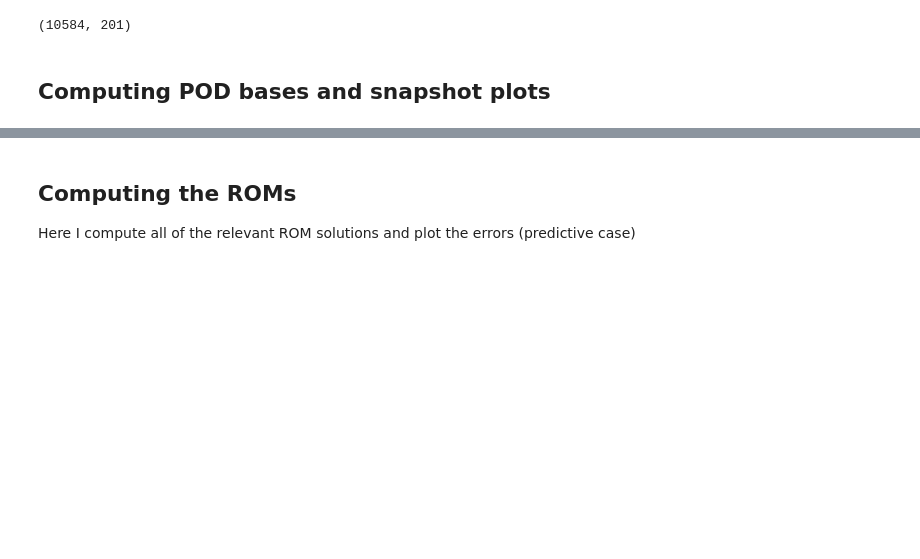
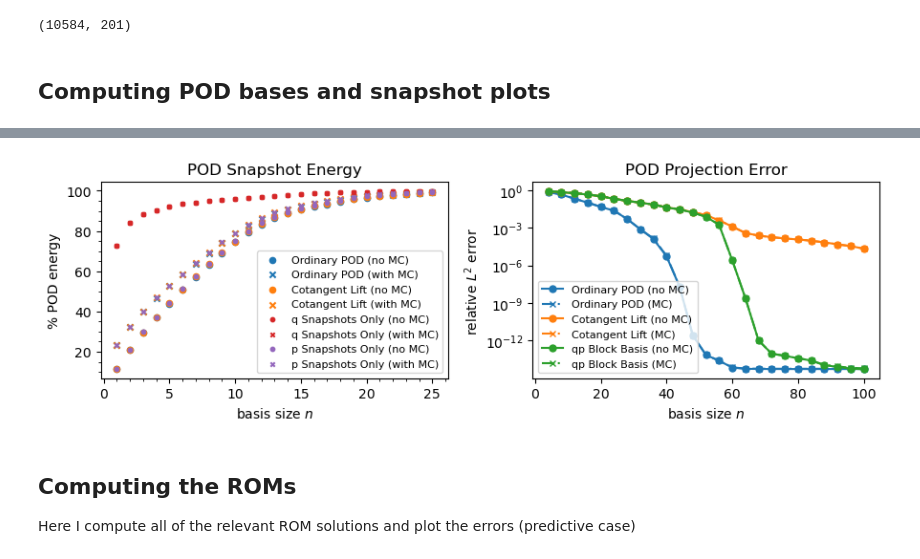
Before and after one commit to sandialabs/HamiltonianOpInf, a Jupyter notebook: CantileverPlate/plate_test.ipynb, the cells around one changed output, grey strips where cells are left out. Cells and saved outputs as stored; diff of their text form; code cells hidden in the pictures; blank space fills up the shorter version.

```diff
--- a/CantileverPlate/plate_test.ipynb
+++ b/CantileverPlate/plate_test.ipynb
@@ -313,3 +205,102 @@ plt.show()
+# %%
+POD   = ru.Linear_Hamiltonian_ROM(Xt)
+POD.set_reduced_basis('POD', rmax=100, randomized=True)
+POD.compute_basis_energies()
+PODmc = ru.Linear_Hamiltonian_ROM(Xt)
+PODmc.set_reduced_basis('POD', centered=True, rmax=100, randomized=True)
+PODmc.compute_basis_energies()
+CL    = ru.Linear_Hamiltonian_ROM(Xt)
+CL.set_reduced_basis('cotangent_lift', rmax=100, randomized=True)
+CL.compute_basis_energies()
+CLmc  = ru.Linear_Hamiltonian_ROM(Xt)
+CLmc.set_reduced_basis('cotangent_lift', centered=True, rmax=100, randomized=True)
+CLmc.compute_basis_energies()
+QP    = ru.Linear_Hamiltonian_ROM(Xt)
+QP.set_reduced_basis('block_qp', rmax=100, randomized=True)
+QP.compute_basis_energies()
+QPmc  = ru.Linear_Hamiltonian_ROM(Xt)
+QPmc.set_reduced_basis('block_qp', centered=True, rmax=100, randomized=True)
+QPmc.compute_basis_energies()
+QQ    = ru.Linear_Hamiltonian_ROM(Xt)
+QQ.set_reduced_basis('block_qq', rmax=100, randomized=True)
+QQ.compute_basis_energies()
+QQmc  = ru.Linear_Hamiltonian_ROM(Xt)
+QQmc.set_reduced_basis('block_qq', centered=True, rmax=100, randomized=True)
+QQmc.compute_basis_energies()
+
+SS, SSmc     = POD.basis_evals, PODmc.basis_evals
+SS2, SS2mc   = CL.basis_evals, CLmc.basis_evals
+SSq, SSp     = QP.basis_evals
+SSqmc, SSpmc = QPmc.basis_evals
+
+nEigs = 25
+idx = [i+1 for i in range(nEigs)]
+
+name = "tab10"
+cmap = plt.get_cmap(name)
+
+nList = [4*(i+1) for i in range(25)]
+errU  = np.zeros(len(nList))
+errUmc = np.zeros(len(nList))
+errU2  = np.zeros(len(nList))
+errU2mc = np.zeros(len(nList))
+errUqp  = np.zeros(len(nList))
+errUqpmc = np.zeros(len(nList))
+for i,n in enumerate(nList):
+
+    reconUmc   = PODmc.project(Xt, n)
+    reconU     = POD.project(Xt, n)
+    reconU2mc  = CLmc.project(Xt, n)
+    reconU2    = CL.project(Xt, n)
+    reconUqpmc = QPmc.project(Xt, n)
+    reconUqp   = QP.project(Xt, n)
+
+    errUmc[i]   = ru.relError(Xt, reconUmc)
+    errU[i]     = ru.relError(Xt, reconU)
+    errU2mc[i]  = ru.relError(Xt, reconU2mc)
+    errU2[i]    = ru.relError(Xt, reconU2)
+    errUqpmc[i] = ru.relError(Xt, reconUqpmc)
+    errUqp[i]   = ru.relError(Xt, reconUqp)
+
+
+from matplotlib.ticker import StrMethodFormatter
+
+fig, ax = plt.subplots(1, 2, figsize=(9,3))
+ax[0].set_title('POD Snapshot Energy')
+ax[0].scatter(idx, POD.basis_energies[:nEigs], s=20., label='Ordinary POD (no MC)', color=cmap.colors[0])
+ax[0].scatter(idx, PODmc.basis_energies[:nEigs], s=20., label='Ordinary POD (with MC)', marker='x', color=cmap.colors[0])
+ax[0].scatter(idx, CL.basis_energies[0][:nEigs], s=20., label='Cotangent Lift (no MC)', color=cmap.colors[1])
+ax[0].scatter(idx, CLmc.basis_energies[0][:nEigs], s=20., label='Cotangent Lift (with MC)', marker='x', color=cmap.colors[1])
+ax[0].scatter(idx, QP.basis_energies[0][:nEigs], s=10., label='q Snapshots Only (no MC)', color=cmap.colors[3])
+ax[0].scatter(idx, QPmc.basis_energies[0][:nEigs], s=10., label='q Snapshots Only (with MC)', marker='x', color=cmap.colors[3])
+ax[0].scatter(idx, QP.basis_energies[1][:nEigs], s=10., label='p Snapshots Only (no MC)', color=cmap.colors[4])
+ax[0].scatter(idx, QPmc.basis_energies[1][:nEigs], s=10., label='p Snapshots Only (with MC)', marker='x', color=cmap.colors[4])
+ax[0].legend(prop={'size': 8})
+
+ax[1].set_title('POD Projection Error')
+ax[1].semilogy(nList, errU, label='Ordinary POD (no MC)', marker='o', linestyle='-', markersize=5, color=cmap.colors[0])
+ax[1].semilogy(nList, errUmc, label='Ordinary POD (MC)', marker='x', linestyle='-.', markersize=5, color=cmap.colors[0])
+ax[1].semilogy(nList, errU2, label='Cotangent Lift (no MC)', marker='o', linestyle='-', markersize=5, color=cmap.colors[1])
+ax[1].semilogy(nList, errU2mc, label='Cotangent Lift (MC)', marker='x', linestyle='-.', markersize=5, color=cmap.colors[1])
+ax[1].semilogy(nList, errUqp, label='qp Block Basis (no MC)', marker='o', linestyle='-', markersize=5, color=cmap.colors[2])
+ax[1].semilogy(nList, errUqpmc, label='qp Block Basis (MC)', marker='x', linestyle='-.', markersize=5, color=cmap.colors[2])
+ax[1].set_title('POD Projection Error')
+ax[1].set_ylabel('relative $L^2$ error')
+ax[1].legend(prop={'size': 8})
+
+# ax[0].get_shared_y_axes().join(ax[0], ax[1])
+# ax[1].set_xticklabels([])
+for i in range(1):
+    ax[i].minorticks_on()
+    ax[i].yaxis.set_major_formatter(StrMethodFormatter('{x:.0f}'))
+    ax[i].set_ylabel('% POD energy')
+for i in range(2):
+    ax[i].set_xlabel('basis size $n$')
+plt.tight_layout()
+# plt.savefig('WavePODenergy', transparent=True)
+plt.show()
+# %% [output]
+[figure, added]
 # %% [markdown]
 ## Computing the ROMs
 
```
Also changed, not shown: parts of 7 cells of this notebook, 3 other files.
